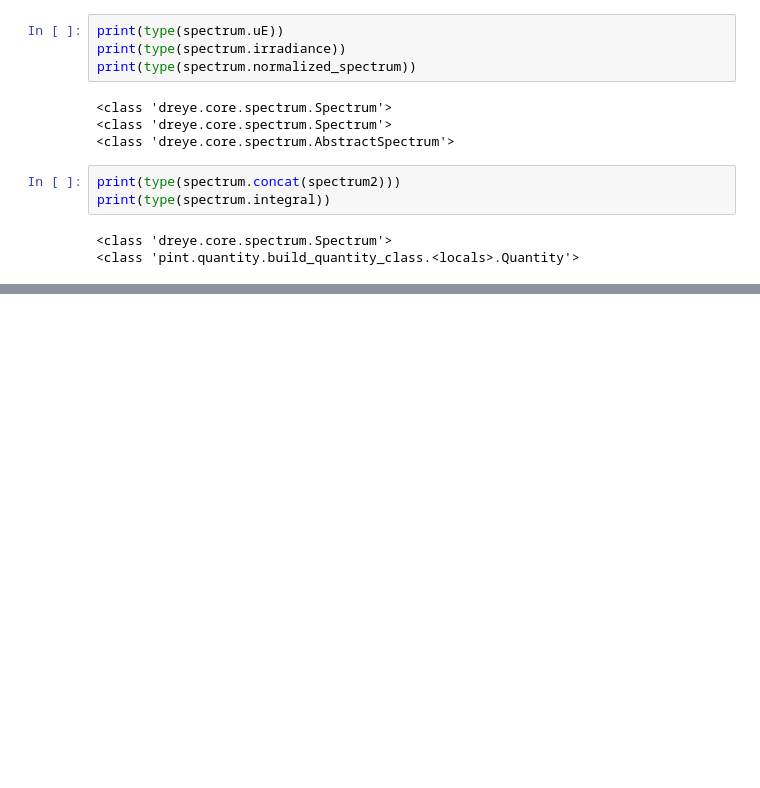
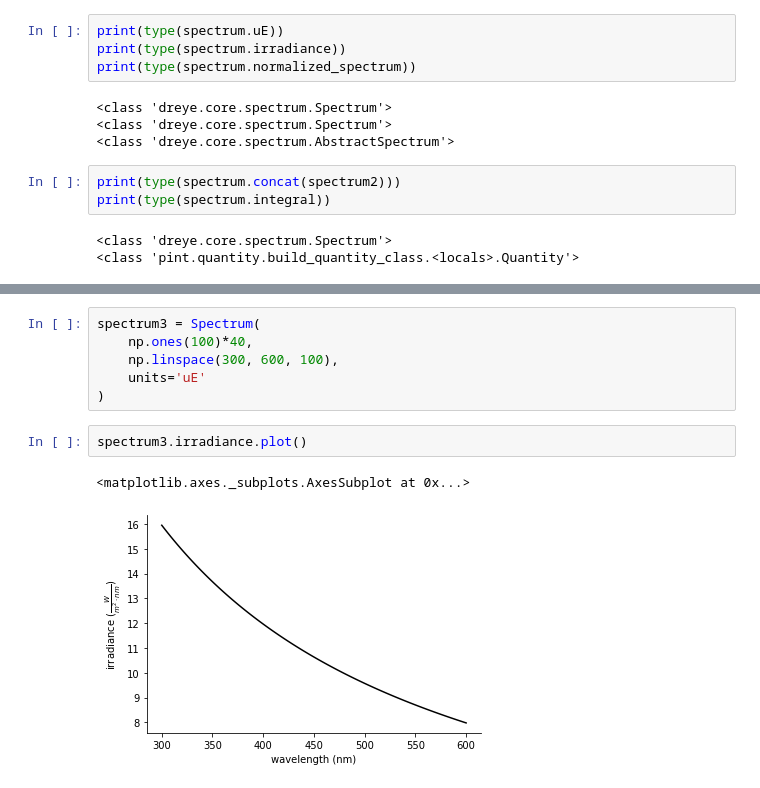
Before and after one commit to neuralsignal/dreye, a Jupyter notebook: tutorials/Intro to Signals.ipynb, the cells around one changed output, grey strips where cells are left out. Drawn from its saved outputs; the diff is of its cells as text; blank space fills up the shorter version.

```diff
--- a/tutorials/Intro to Signals.ipynb
+++ b/tutorials/Intro to Signals.ipynb
@@ -233,0 +239,11 @@ print(type(spectrum.integral))
+# %%
+spectrum3 = Spectrum(
+    np.ones(100)*40,
+    np.linspace(300, 600, 100),
+    units='uE'
+)
+# %%
+spectrum3.irradiance.plot()
+# %% [output]
+<matplotlib.axes._subplots.AxesSubplot at 0x...>
+[figure, added]
```
Also changed, not shown: parts of 3 cells of this notebook, 13 other files.
